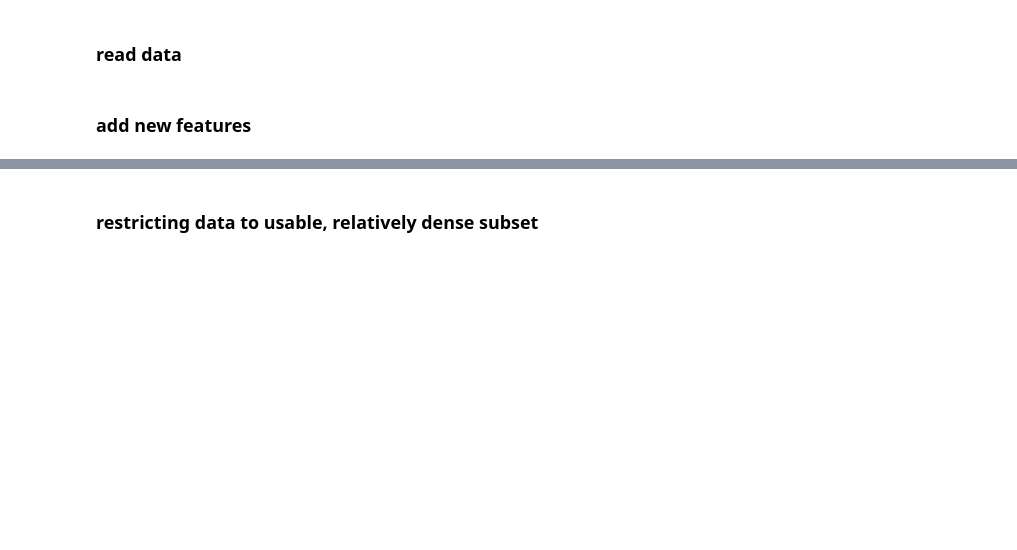
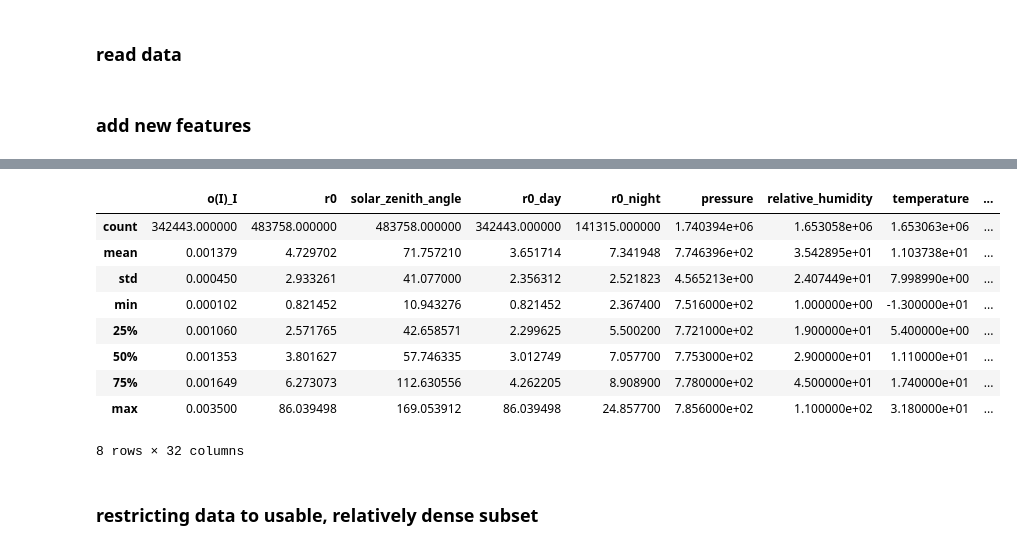
Before and after one commit to JPLMLIA/Time-FED, a Jupyter notebook: notebooks/playground_r0_RFregressor.ipynb, the cells around one changed output, grey strips where cells are left out. Cells and saved outputs as stored; diff of their text form; code cells hidden in the pictures; blank space fills up the shorter version.

```diff
--- a/notebooks/playground_r0_RFregressor.ipynb
+++ b/notebooks/playground_r0_RFregressor.ipynb
@@ -46,18 +47,0 @@ df['r0_night_10T'] = df['r0_night'].rolling('10T').mean()
-# %%
-df['r0_15T'] = df['r0'].rolling('15T').mean()
-df['r0_day_15T'] = df['r0_day'].rolling('15T').mean()
-df['r0_night_15T'] = df['r0_night'].rolling('15T').mean()
-# %%
-df['r0_20T'] = df['r0'].rolling('20T').mean()
-df['r0_day_20T'] = df['r0_day'].rolling('20T').mean()
-df['r0_night_20T'] = df['r0_night'].rolling('20T').mean()
-# %%
-feats = ['pressure', 'relative_humidity', 'temperature', 'wind_speed', 'logCn2', 'solar_zenith_angle','day']
-feats_minus_cn2 = ['pressure', 'relative_humidity', 'temperature', 'wind_speed', 'solar_zenith_angle','day']
-
-label_day = 'r0_day'
-label = 'r0'
-label_night = 'r0_night'
-feats_plus_r0 = feats + ['r0']
-feats_plus_r0day = feats + ['r0_day']
-feats_plus_r0night = feats + ['r0_night']
@@ -66,0 +50,13 @@ xmax, ymax = 20, 20
+# %%
+for m in smooth_mins:
+    for ds_label in [ds_label_all, ds_label_day, ds_label_ngt]:
+        if ds_label == 'r0':
+            label = ds_label + '_all_{}T'.format(m)
+        elif ds_label == 'r0_night':
+            label = 'r0_ngt_{}T'.format(m)
+        else:
+            label = ds_label + '_{}T'.format(m)
+        if m == 1:
+            df[label] = df[ds_label]
+        else:
+            df[label] = df[ds_label].rolling('{}T'.format(m)).mean()
@@ -67,3 +74,16 @@ xmax, ymax = 20, 20
+# %%
+df.describe()
+# %% [output]
+|  | o(I)_I | r0 | solar_zenith_angle | r0_day | r0_night | pressure | relative_humidity | temperature | ... |
+| count | 342443.000000 | 483758.000000 | 483758.000000 | 342443.000000 | 141315.000000 | 1.740394e+06 | 1.653058e+06 | 1.653063e+06 | ... |
+| mean | 0.001379 | 4.729702 | 71.757210 | 3.651714 | 7.341948 | 7.746396e+02 | 3.542895e+01 | 1.103738e+01 | ... |
+| std | 0.000450 | 2.933261 | 41.077000 | 2.356312 | 2.521823 | 4.565213e+00 | 2.407449e+01 | 7.998990e+00 | ... |
+| min | 0.000102 | 0.821452 | 10.943276 | 0.821452 | 2.367400 | 7.516000e+02 | 1.000000e+00 | -1.300000e+01 | ... |
+| 25% | 0.001060 | 2.571765 | 42.658571 | 2.299625 | 5.500200 | 7.721000e+02 | 1.900000e+01 | 5.400000e+00 | ... |
+| 50% | 0.001353 | 3.801627 | 57.746335 | 3.012749 | 7.057700 | 7.753000e+02 | 2.900000e+01 | 1.110000e+01 | ... |
+| 75% | 0.001649 | 6.273073 | 112.630556 | 4.262205 | 8.908900 | 7.780000e+02 | 4.500000e+01 | 1.740000e+01 | ... |
+| max | 0.003500 | 86.039498 | 169.053912 | 86.039498 | 24.857700 | 7.856000e+02 | 1.100000e+02 | 3.180000e+01 | ... |
+8 rows × 32 columns
 # %% [markdown]
 ### restricting data to usable, relatively dense subset
 # %%
```
Also changed, not shown: parts of 81 cells of this notebook.
